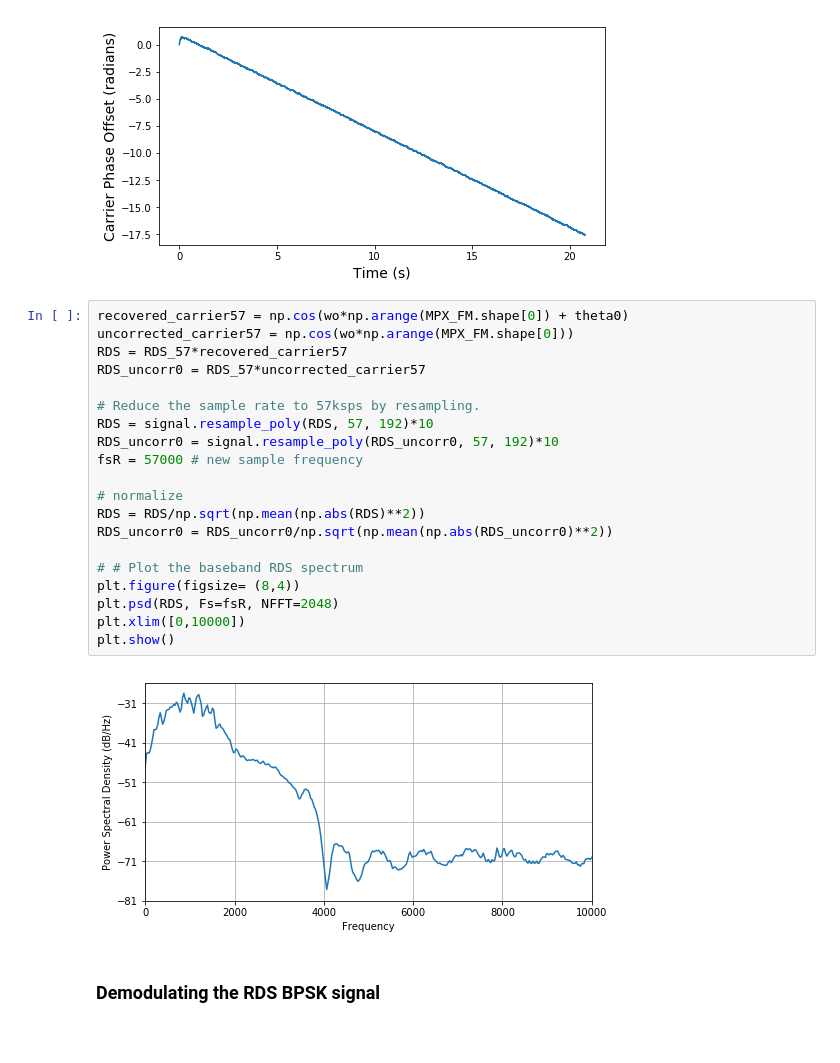
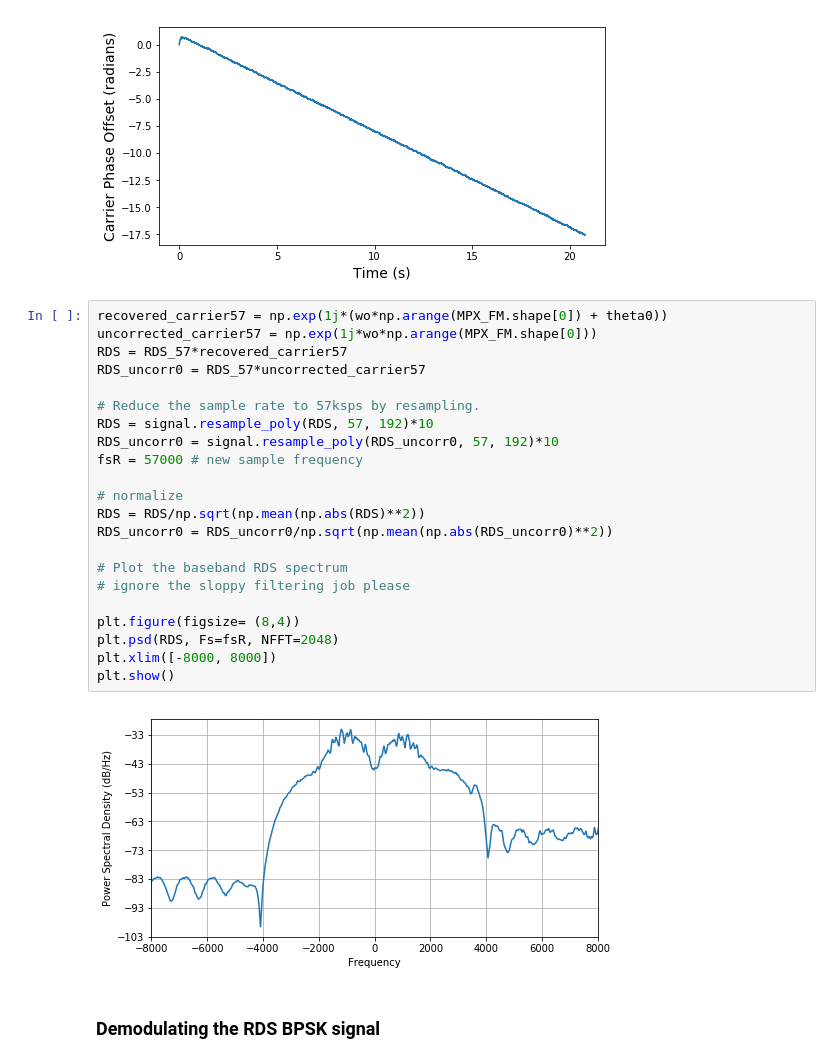
Before and after one commit to Max-Manning/RDS_decode, a Jupyter notebook: RDS_DECODE.ipynb, the cells around one changed output. Saved outputs shown, nothing was run; the diff lists cells and outputs as text.

Commit message:
Changed to complex demodulation, added a constellation diagram

```diff
--- a/RDS_DECODE.ipynb
+++ b/RDS_DECODE.ipynb
@@ -99,27 +99,29 @@ plt.show()
 # %% [output]
 [figure]
 # %%
-recovered_carrier57 = np.cos(wo*np.arange(MPX_FM.shape[0]) + theta0)
-uncorrected_carrier57 = np.cos(wo*np.arange(MPX_FM.shape[0]))
+recovered_carrier57 = np.exp(1j*(wo*np.arange(MPX_FM.shape[0]) + theta0))
+uncorrected_carrier57 = np.exp(1j*wo*np.arange(MPX_FM.shape[0]))
 RDS = RDS_57*recovered_carrier57
 RDS_uncorr0 = RDS_57*uncorrected_carrier57
 
 # Reduce the sample rate to 57ksps by resampling.
 RDS = signal.resample_poly(RDS, 57, 192)*10
 RDS_uncorr0 = signal.resample_poly(RDS_uncorr0, 57, 192)*10
 fsR = 57000 # new sample frequency
 
 # normalize
 RDS = RDS/np.sqrt(np.mean(np.abs(RDS)**2))
 RDS_uncorr0 = RDS_uncorr0/np.sqrt(np.mean(np.abs(RDS_uncorr0)**2))
 
-# # Plot the baseband RDS spectrum
+# Plot the baseband RDS spectrum
+# ignore the sloppy filtering job please
+
 plt.figure(figsize= (8,4))
 plt.psd(RDS, Fs=fsR, NFFT=2048)
-plt.xlim([0,10000])
+plt.xlim([-8000, 8000])
 plt.show()
 # %% [output]
-[figure, old version]
+[figure, new version]
 # %% [markdown]
 ### Demodulating the RDS BPSK signal
 # %%
```
Also changed, not shown: parts of 12 cells of this notebook.
